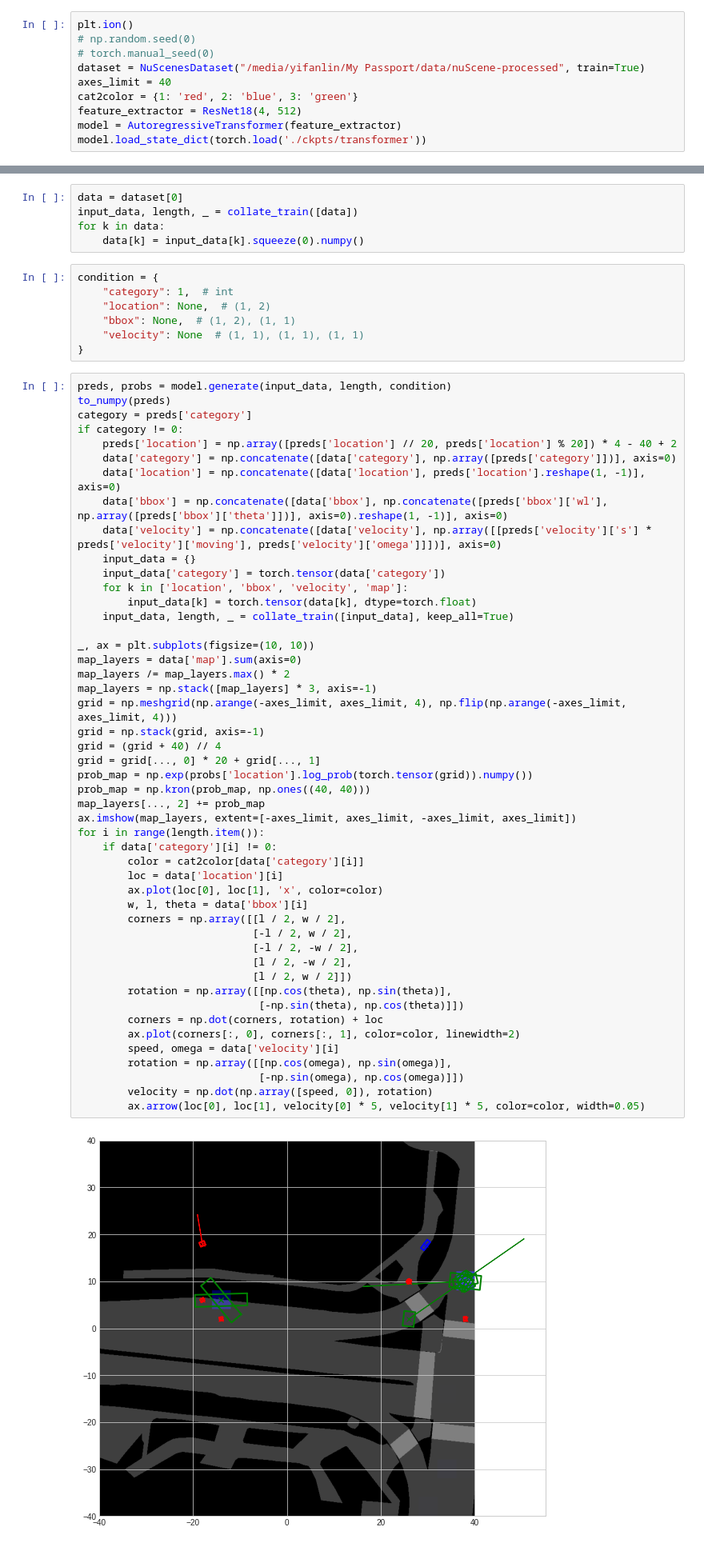
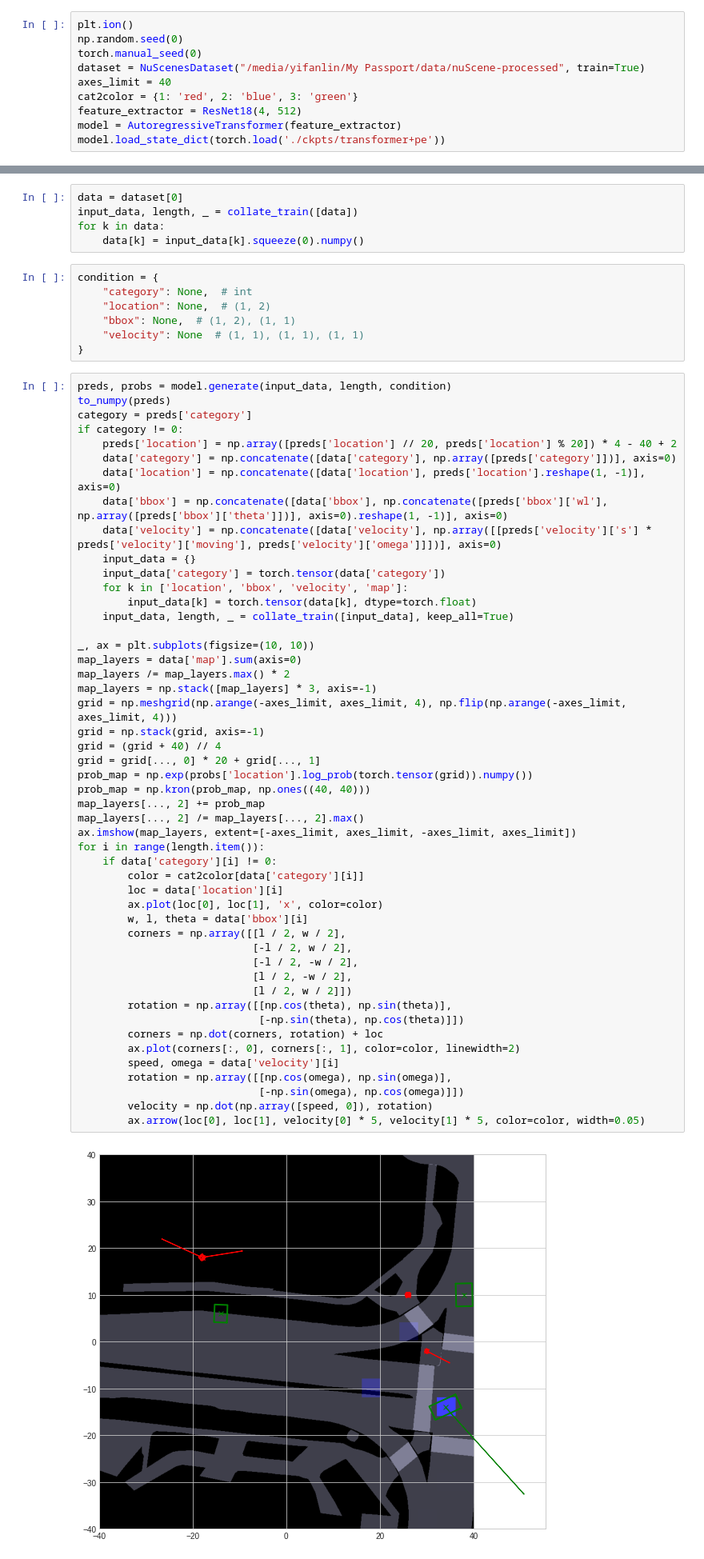
Before and after one commit to Abracadabra0/ATISS-Traffic, a Jupyter notebook: visualize.ipynb, the cells around one changed output, grey strips where cells are left out. Shown: that part at 80% size. Cells and saved outputs as stored; diff of their text form.

```diff
--- a/visualize.ipynb
+++ b/visualize.ipynb
@@ -19,14 +19,14 @@ def to_numpy(data: dict):
             to_numpy(data[k])
 # %%
 plt.ion()
-# np.random.seed(0)
-# torch.manual_seed(0)
+np.random.seed(0)
+torch.manual_seed(0)
 dataset = NuScenesDataset("/media/yifanlin/My Passport/data/nuScene-processed", train=True)
 axes_limit = 40
 cat2color = {1: 'red', 2: 'blue', 3: 'green'}
 feature_extractor = ResNet18(4, 512)
 model = AutoregressiveTransformer(feature_extractor)
-model.load_state_dict(torch.load('./ckpts/transformer'))
+model.load_state_dict(torch.load('./ckpts/transformer+pe'))
 # %% [output]
 <All keys matched successfully>
 # %%
@@ -36,7 +36,7 @@ for k in data:
     data[k] = input_data[k].squeeze(0).numpy()
 # %%
 condition = {
-    "category": 1,  # int
+    "category": None,  # int
     "location": None,  # (1, 2)
     "bbox": None,  # (1, 2), (1, 1)
     "velocity": None  # (1, 1), (1, 1), (1, 1)
@@ -63,34 +63,35 @@ map_layers /= map_layers.max() * 2
 map_layers = np.stack([map_layers] * 3, axis=-1)
 grid = np.meshgrid(np.arange(-axes_limit, axes_limit, 4), np.flip(np.arange(-axes_limit, axes_limit, 4)))
 grid = np.stack(grid, axis=-1)
 grid = (grid + 40) // 4
 grid = grid[..., 0] * 20 + grid[..., 1]
 prob_map = np.exp(probs['location'].log_prob(torch.tensor(grid)).numpy())
 prob_map = np.kron(prob_map, np.ones((40, 40)))
 map_layers[..., 2] += prob_map
+map_layers[..., 2] /= map_layers[..., 2].max()
 ax.imshow(map_layers, extent=[-axes_limit, axes_limit, -axes_limit, axes_limit])
 for i in range(length.item()):
     if data['category'][i] != 0:
         color = cat2color[data['category'][i]]
         loc = data['location'][i]
         ax.plot(loc[0], loc[1], 'x', color=color)
         w, l, theta = data['bbox'][i]
         corners = np.array([[l / 2, w / 2],
                             [-l / 2, w / 2],
                             [-l / 2, -w / 2],
                             [l / 2, -w / 2],
                             [l / 2, w / 2]])
         rotation = np.array([[np.cos(theta), np.sin(theta)],
                              [-np.sin(theta), np.cos(theta)]])
         corners = np.dot(corners, rotation) + loc
         ax.plot(corners[:, 0], corners[:, 1], color=color, linewidth=2)
         speed, omega = data['velocity'][i]
         rotation = np.array([[np.cos(omega), np.sin(omega)],
                              [-np.sin(omega), np.cos(omega)]])
         velocity = np.dot(np.array([speed, 0]), rotation)
         ax.arrow(loc[0], loc[1], velocity[0] * 5, velocity[1] * 5, color=color, width=0.05)
 # %% [output]
-[figure, old version]
+[figure, new version]
 # %%
 grid = np.meshgrid(np.linspace(0.01, 20, 200), np.linspace(20, 0.01, 200))
 grid = np.stack(grid, axis=-1)
```
Also changed, not shown: parts of 3 cells of this notebook, 4 other files.
